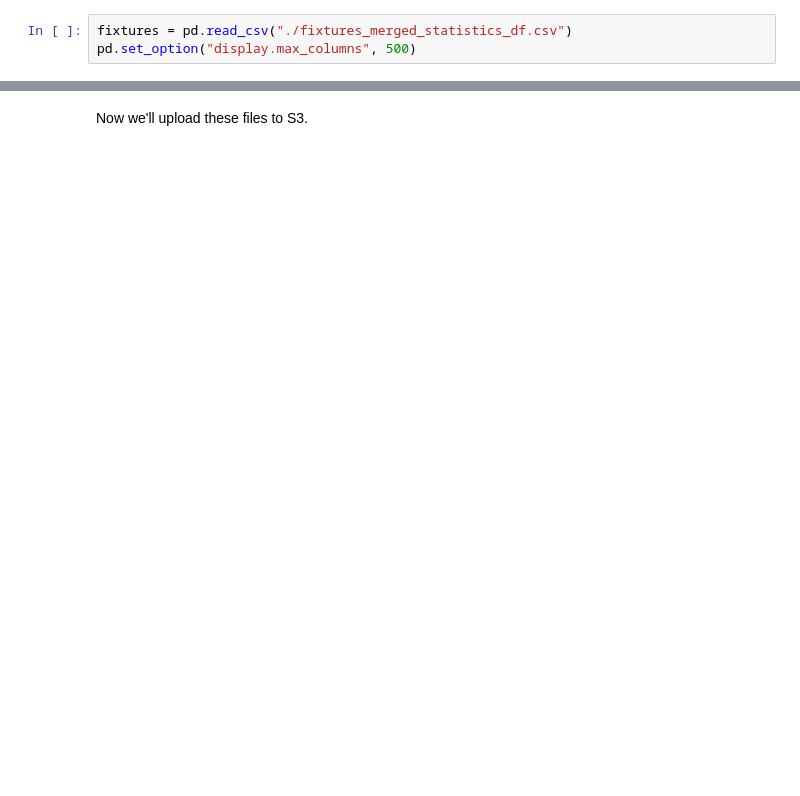
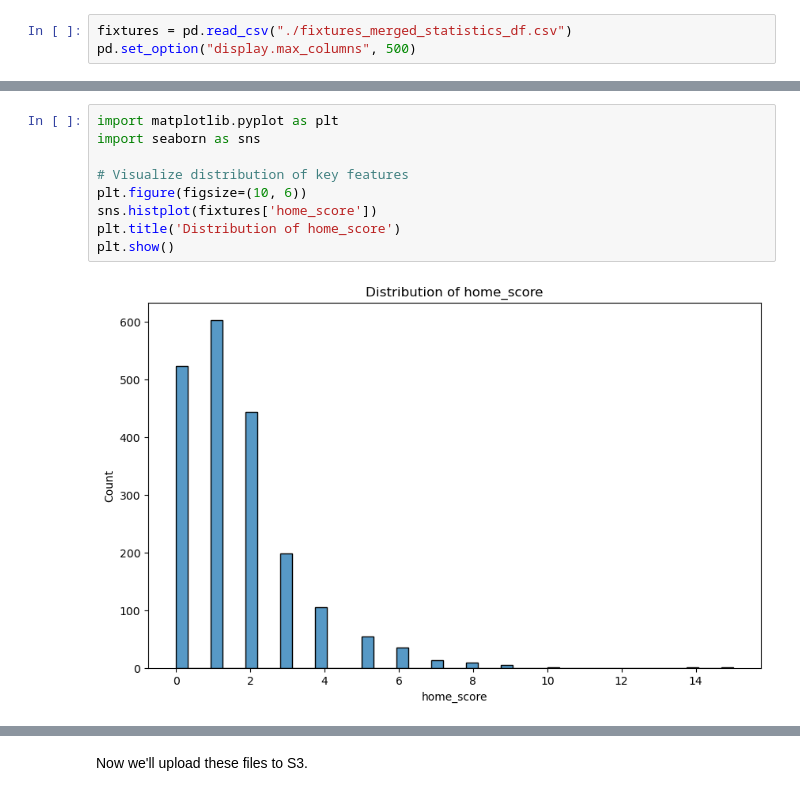
Before and after one commit to zvilsports/aws-tau-workshop, a Jupyter notebook: xgboost_euro_score.ipynb, the cells around one changed output, grey strips where cells are left out. Cells and saved outputs as stored; diff of their text form; blank space fills up the shorter version.

```diff
--- a/xgboost_euro_score.ipynb
+++ b/xgboost_euro_score.ipynb
@@ -303,0 +168,11 @@ hist = fixtures.hist(bins=30, sharey=True, figsize=(10, 10))
+# %%
+import matplotlib.pyplot as plt
+import seaborn as sns
+
+# Visualize distribution of key features
+plt.figure(figsize=(10, 6))
+sns.histplot(fixtures['home_score'])
+plt.title('Distribution of home_score')
+plt.show()
+# %% [output]
+[figure, added]
```
Also changed, not shown: parts of 59 cells of this notebook, 6 other files.
